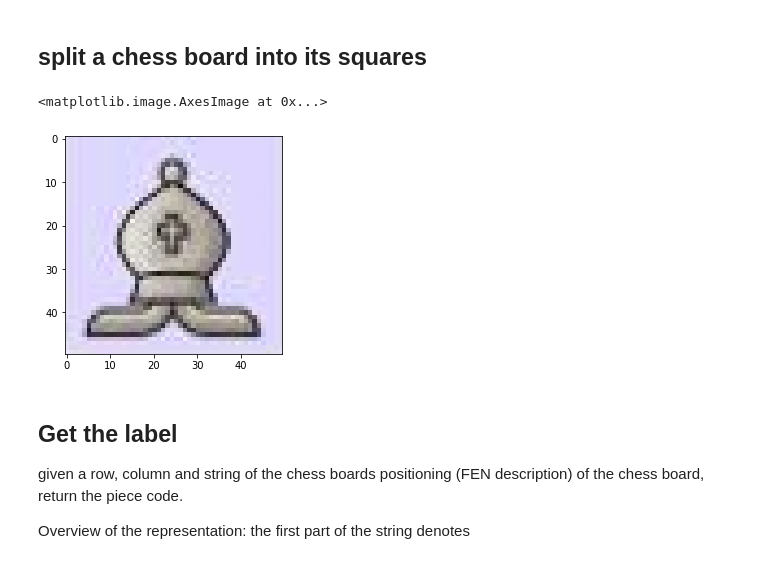
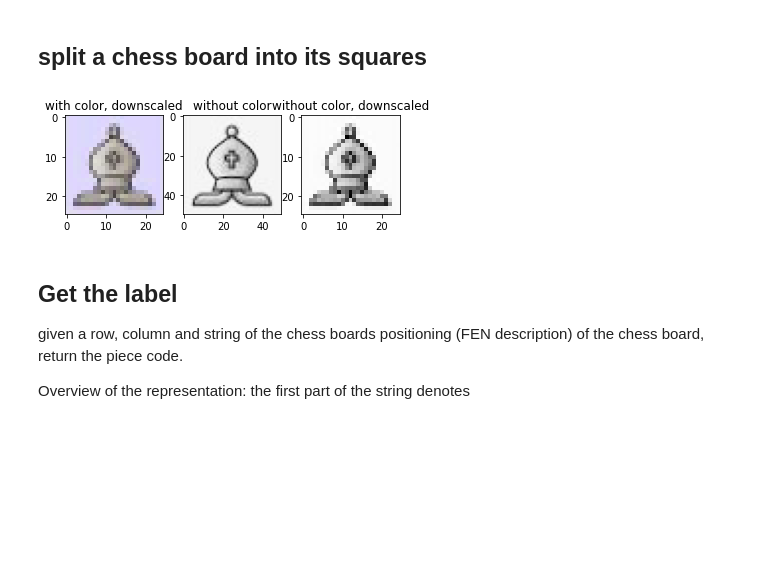
Before and after one commit to jordanc3/COMP5048, a Jupyter notebook: Loading Dataset (one image).ipynb, the cells around one changed output. Cells and saved outputs as stored; diff of their text form; code cells hidden in the pictures; blank space fills up the shorter version.

Commit message:
add functions to load dataset in batches, black and white and resize

```diff
--- a/Loading Dataset (one image).ipynb
+++ b/Loading Dataset (one image).ipynb
@@ -16,15 +19,40 @@ im.shape
 # Machinery
 # %% [markdown]
 ## split a chess board into its squares
-# %%
-def split_chessboard(board_image):
-    '''Take in chess board (400x400x3 color image) and output an ndarray of the pieces (8x8x50x50x3)
-    such that result[0, 1] is the (0, 1) chess piece (0 is the column, 1 is the row)'''
-    return board_image.reshape(8, 50, 8, 50, 3).transpose((0, 2, 1, 3, 4))
-plt.imshow(split_chessboard(im)[0, 1])
-# %% [output]
-<matplotlib.image.AxesImage at 0x...>
-[figure, removed]
+# %%
+def split_chessboard(board_image):
+    '''Split a single image of a chess board into its respective squares.
+
+    Take in chess board (n*8 x m*8 x 3 / n*8 x m*8 color / greyscale image) and output an ndarray of
+    the pieces (8 x 8 x n x m x 3 / 8 x 8 x n x m) such that result[0, 1] is the 0,1th tile of the chess board.
+    (0 is the column, 1 is the row)
+
+    Handles both greyscale and color.
+    '''
+    assert board_image.shape[0] % 8 == 0, 'the width of the image is not divisible by 8'
+    assert board_image.shape[1] % 8 == 0, 'the height of the image is not divisible by 8'
+    # shape to reshape the image to
+    reshape = [8, board_image.shape[0]//8, 8, board_image.shape[1]//8]
+    # order of axes to re-arrange to
+    transpose = [0, 2, 1, 3]
+    # handle colour
+    if len(board_image.shape) == 3:
+        reshape.append(3)  # needs the extra dimension with 3 color channels
+        transpose.append(len(transpose))  # dimension stays at the end
+    return board_image.reshape(*reshape).transpose(transpose)
+
+plt.subplot(131)
+plt.title('with color, downscaled')
+plt.imshow(split_chessboard(cv2.resize(im, (200, 200)))[0, 1])
+plt.subplot(132)
+plt.title('without color')
+plt.imshow(split_chessboard(cv2.cvtColor(im, cv2.COLOR_BGR2GRAY))[0, 1], cmap='Greys_r')
+plt.subplot(133)
+plt.title('without color, downscaled')
+plt.imshow(split_chessboard(cv2.cvtColor(cv2.resize(im, (200, 200)), cv2.COLOR_BGR2GRAY))[0, 1], cmap='Greys_r')
+plt.show()
+# %% [output]
+[figure, added]
 # %% [markdown]
 ## Get the label
 given a row, column and string of the chess boards positioning (FEN description) of the chess board, return the piece code.
```
Also changed, not shown: parts of 25 cells of this notebook.
